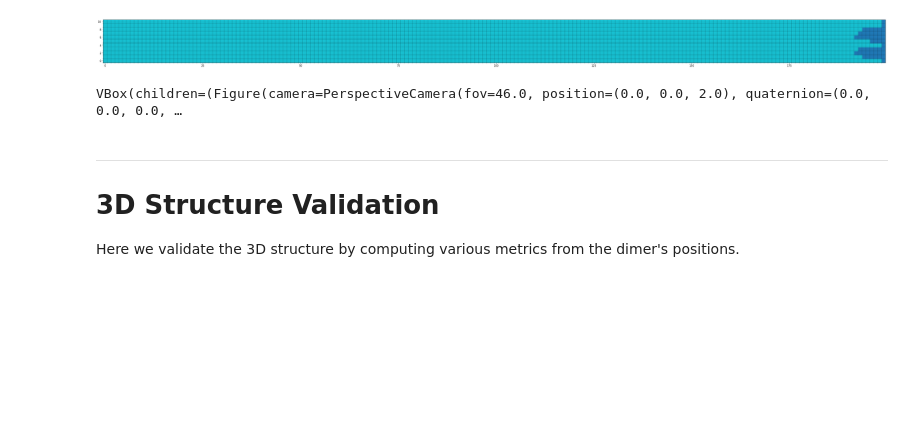
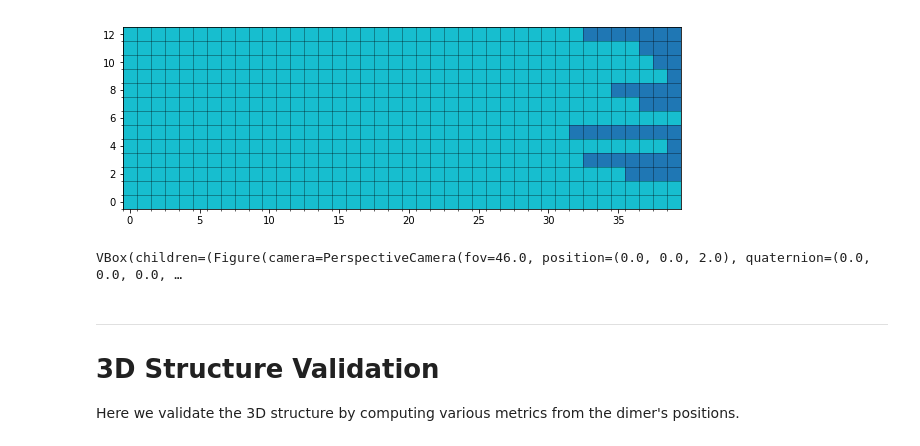
Before and after one commit to brouhardlab/anamic, a Jupyter notebook: notebooks/Structure.ipynb, the cells around one changed output. Cells and saved outputs as stored; diff of their text form; code cells hidden in the pictures; blank space fills up the shorter version.

```diff
--- a/notebooks/Structure.ipynb
+++ b/notebooks/Structure.ipynb
@@ -15,20 +15,20 @@ import ipyvolume as ipv
 # %%
 # Define the structure of the MT
 # as a 2D array where:
 # - x corresponds to rows of dimers.
 # - y corresponds to each protofilaments.
 # - a value of 1 means there is a dimer.
 # - a value of 0 means there is nothing.
 
-n_pf = 11
-n_rows = 200
+n_pf = 13
+n_rows = 40
 
 dimers = np.ones((n_pf, n_rows))
 dimers = anamic.structure.generate_random_tapers(dimers, 0, 10)
 
 _ = anamic.viz.viz_dimers(dimers, start_row=0, grid=True)
 # %% [output]
-[figure, old version]
+[figure, new version]
 # %%
 # Calculate the x, y and z positions of each dimers.
 # Note that this code is packed in the following function:
```
Also changed, not shown: parts of 4 cells of this notebook, 4 other files.
